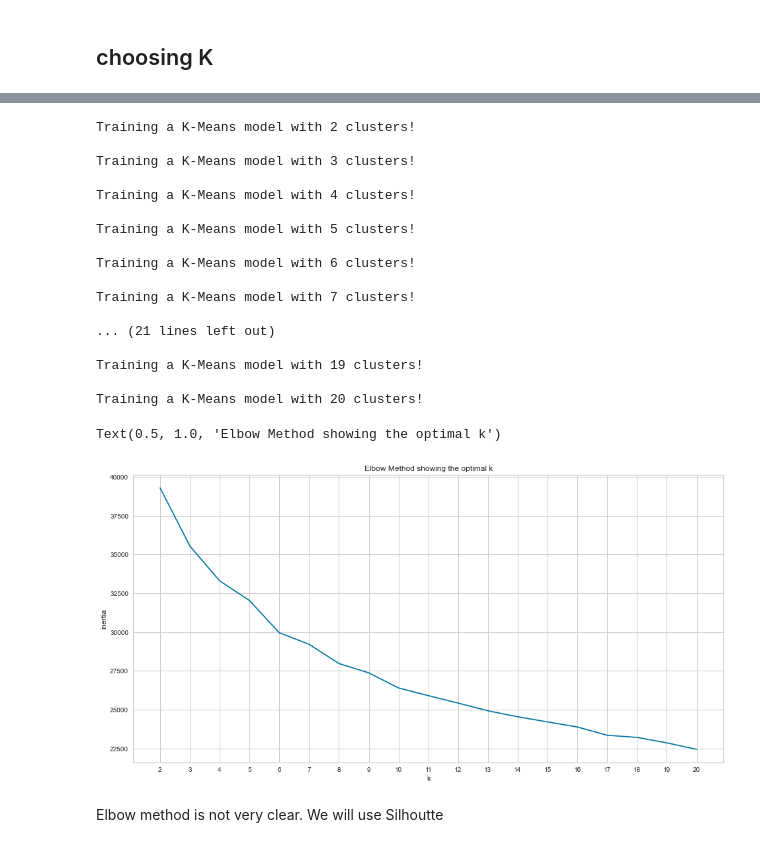
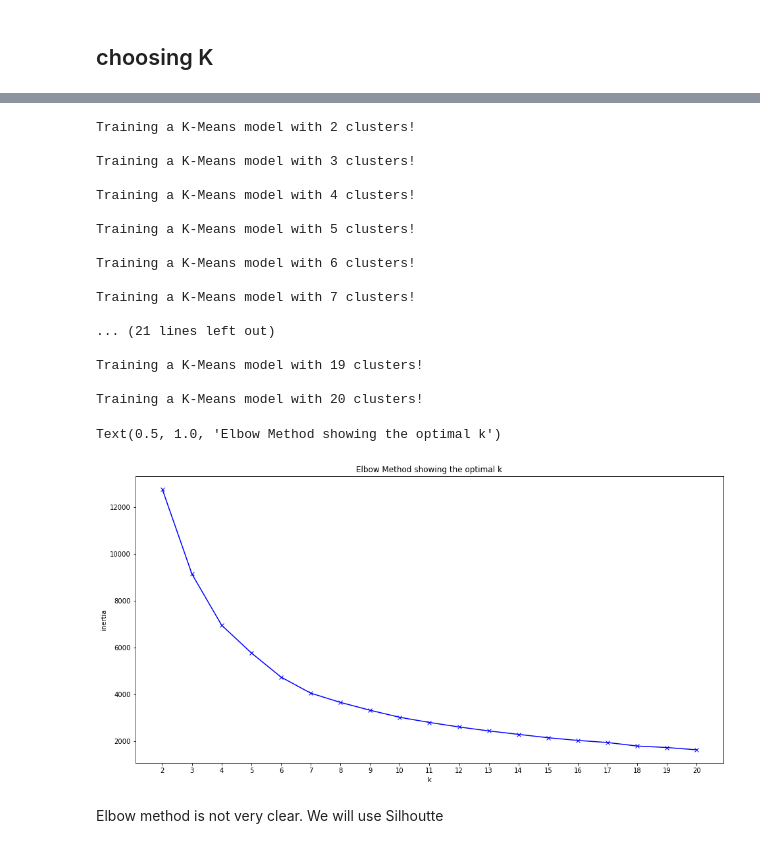
Before and after one commit to shushak/Customer-Segmentation-Project, a Jupyter notebook: Customer_Segmentation_Project.ipynb, the cells around one changed output, grey strips where cells are left out. Saved outputs shown, nothing was run; the diff lists cells and outputs as text; code cells hidden in the pictures.

```diff
--- a/Customer_Segmentation_Project.ipynb
+++ b/Customer_Segmentation_Project.ipynb
@@ -917,0 +982,5 @@ X.head()
+# %%
+pca = PCA(n_components=3)
+pca.fit(X_scaled_df)
+PCA_ds = pd.DataFrame(pca.transform(X_scaled_df), columns=(["col1","col2", "col3"]))
+PCA_ds.describe().T
@@ -935,39 +1018,39 @@ for k in K:
     print()
     kmeans = KMeans(n_clusters=k,
                     random_state=1234)
-    kmeans.fit(X_scaled_df)
+    kmeans.fit(PCA_ds)
     inertia.append(kmeans.inertia_)
 
 import numpy as np
 import matplotlib.pyplot as plt
 %matplotlib inline
 
 plt.figure(figsize=(16,8))
 plt.plot(K, inertia, 'bx-')
 plt.xlabel('k')
 plt.ylabel('inertia')
 plt.xticks(np.arange(min(K), max(K)+1, 1.0))
 plt.title('Elbow Method showing the optimal k')
 # %% [output]
 Training a K-Means model with 2 clusters!
 
 Training a K-Means model with 3 clusters!
 
 Training a K-Means model with 4 clusters!
 
 Training a K-Means model with 5 clusters!
 
 Training a K-Means model with 6 clusters!
 
 Training a K-Means model with 7 clusters!
 
 ... (21 lines left out)
 
 Training a K-Means model with 19 clusters!
 
 Training a K-Means model with 20 clusters!
 Text(0.5, 1.0, 'Elbow Method showing the optimal k')
-[figure, old version]
+[figure, new version]
 # %% [markdown]
 Elbow method is not very clear.
 We will use Silhoutte
```
Also changed, not shown: parts of 43 cells of this notebook.
